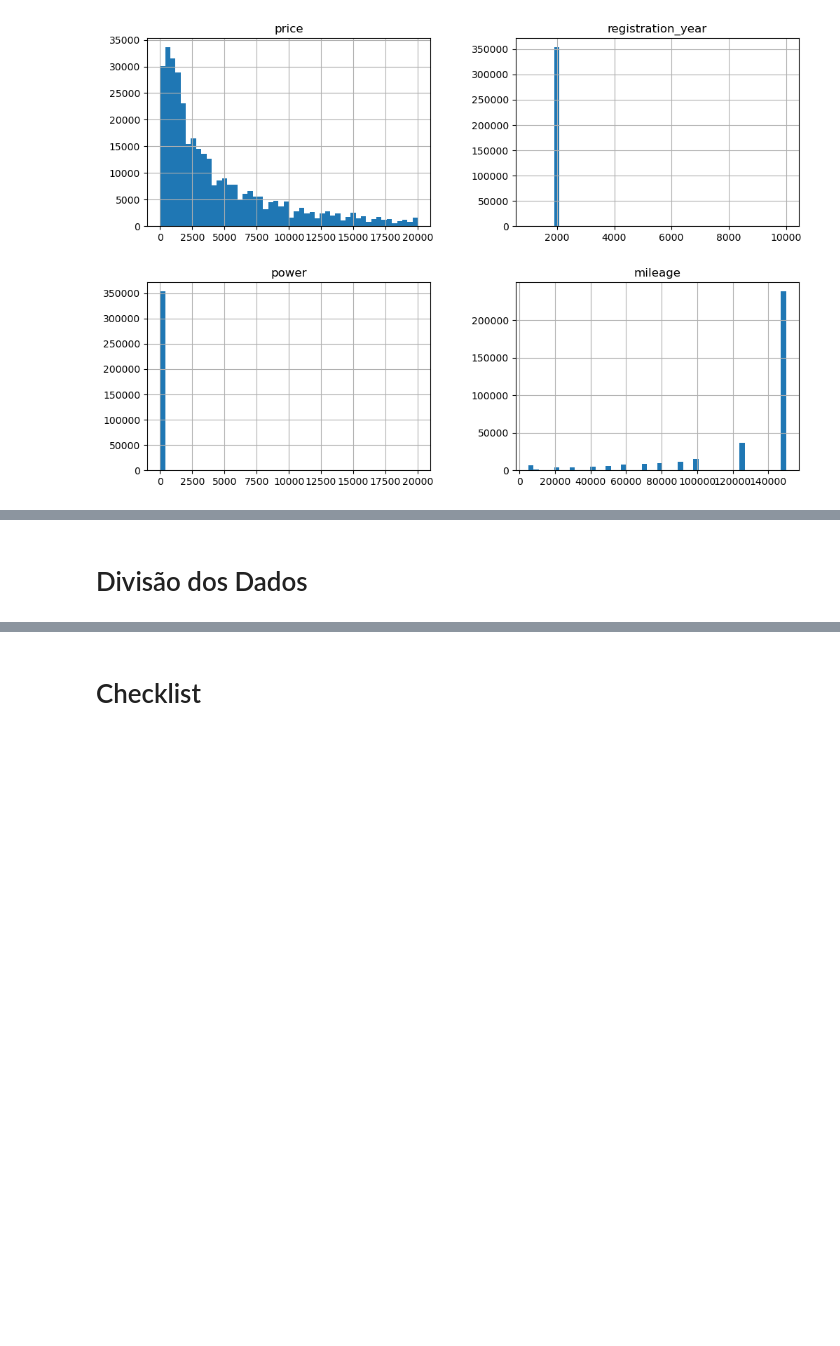
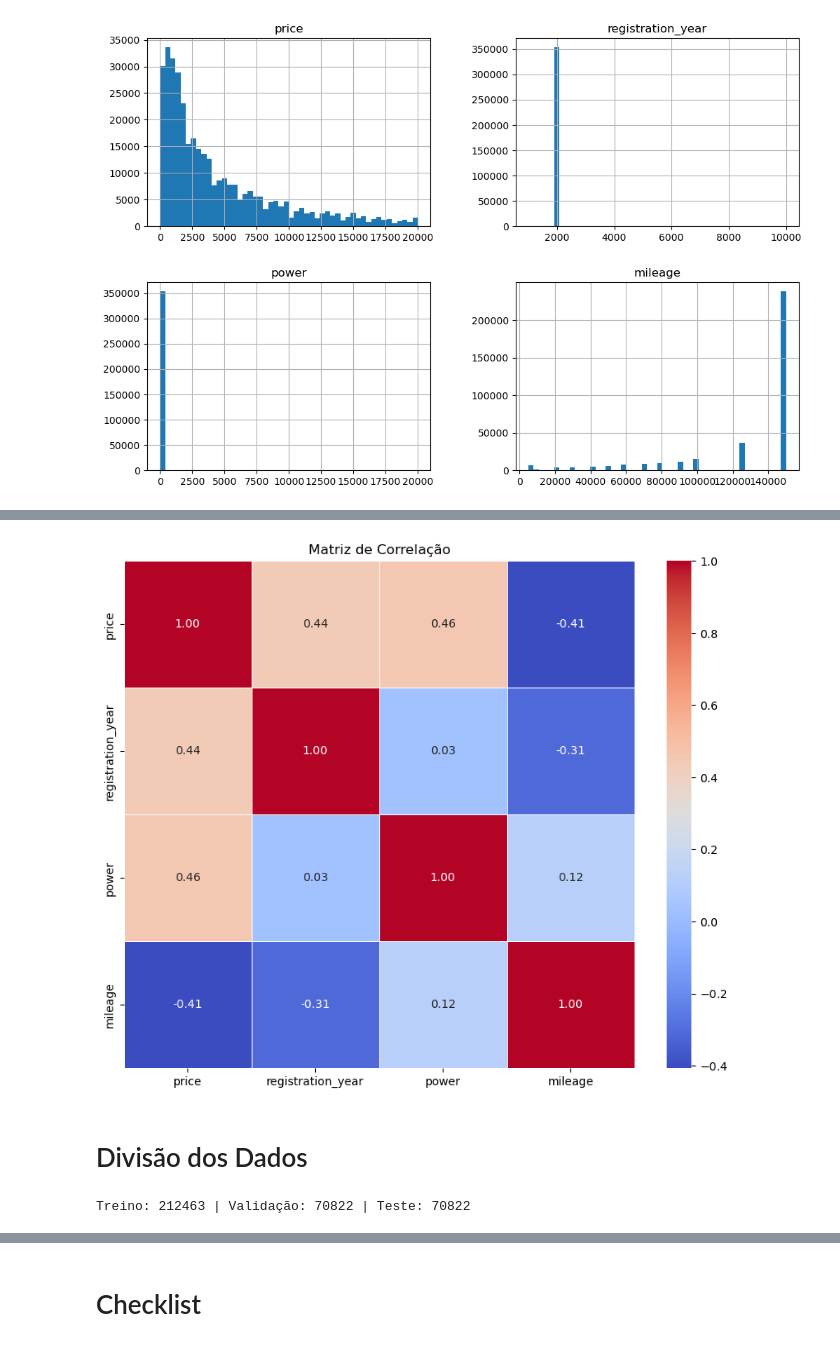
Before and after one commit to Angelaidt/Sprint-12-Rusty-Bargain, a Jupyter notebook: notebook _sprint_12.ipynb, the cells around one changed output, grey strips where cells are left out. Saved outputs shown, nothing was run; the diff lists cells and outputs as text; code cells hidden in the pictures; blank space fills up the shorter version.

Commit message:
Treino de modelos concluído

```diff
--- a/notebook _sprint_12.ipynb
+++ b/notebook _sprint_12.ipynb
@@ -408,3 +444,11 @@ plt.show()
+# %%
+corr_matrix = df_num.corr()
+plt.figure(figsize=(10, 8))
+sns.heatmap(corr_matrix, annot=True, cmap='coolwarm', fmt=".2f", linewidths=0.5)
+plt.title('Matriz de Correlação')
+plt.show()
+# %% [output]
+[figure, added]
 # %% [markdown]
 # Divisão dos Dados
 # %%
@@ -414,0 +457,15 @@ X_train, X_test, y_train, y_test = train_test_split(X, y, test_size=0.2, random_
+# %%
+# 1. Primeira divisão: Separa 20% para Teste e 80% para "Resto" (Treino + Validação)
+X_temp, X_test, y_temp, y_test = train_test_split(
+    X, y, test_size=0.2, random_state=RANDOM_STATE
+)
+
+# 2. Segunda divisão: Dos 80% restantes, separamos 25% para Validação.
+# (0.25 * 0.8 = 0.20, ou seja, 20% do total original)
+X_train, X_val, y_train, y_val = train_test_split(
+    X_temp, y_temp, test_size=0.25, random_state=RANDOM_STATE
+)
+
+print(f"Treino: {len(X_train)} | Validação: {len(X_val)} | Teste: {len(X_test)}")
+# %% [output]
+Treino: 212463 | Validação: 70822 | Teste: 70822
```
Also changed, not shown: parts of 13 cells of this notebook.
